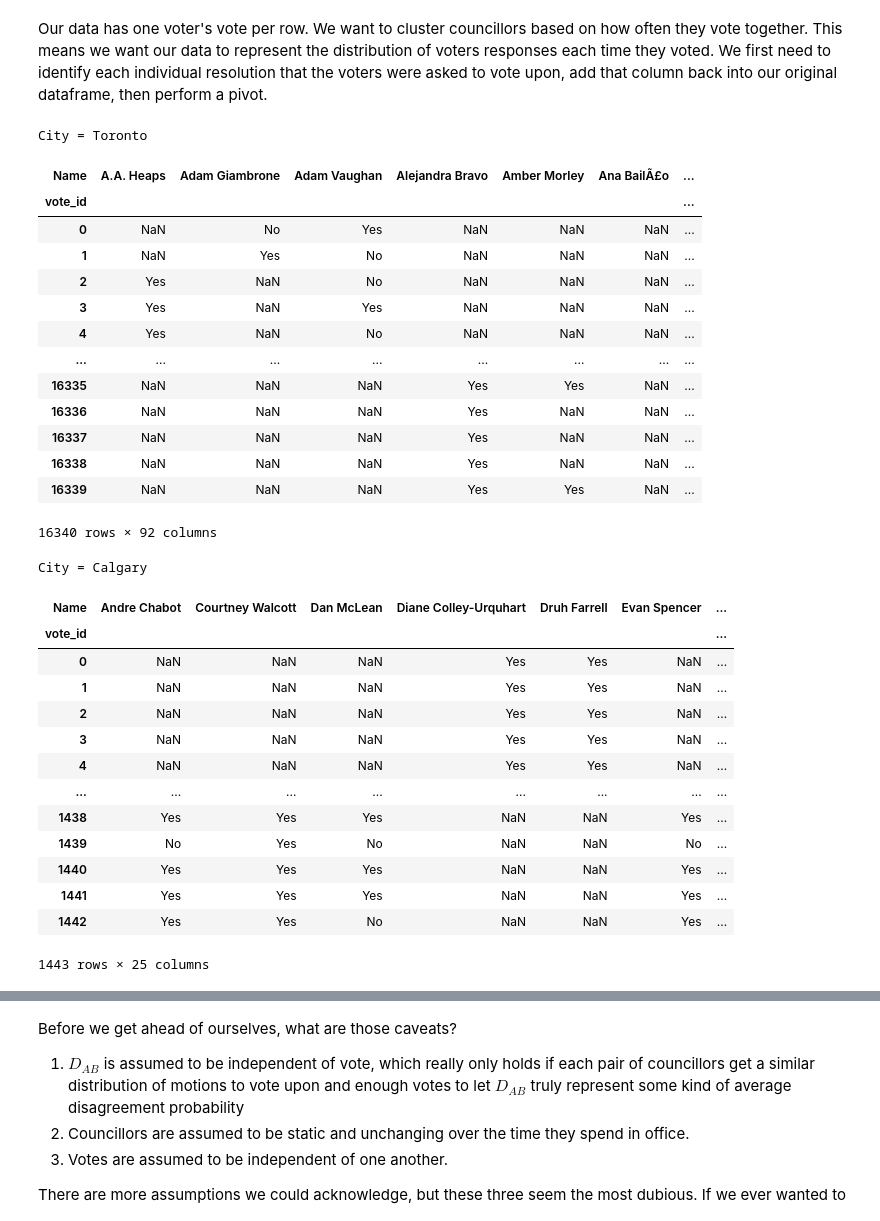
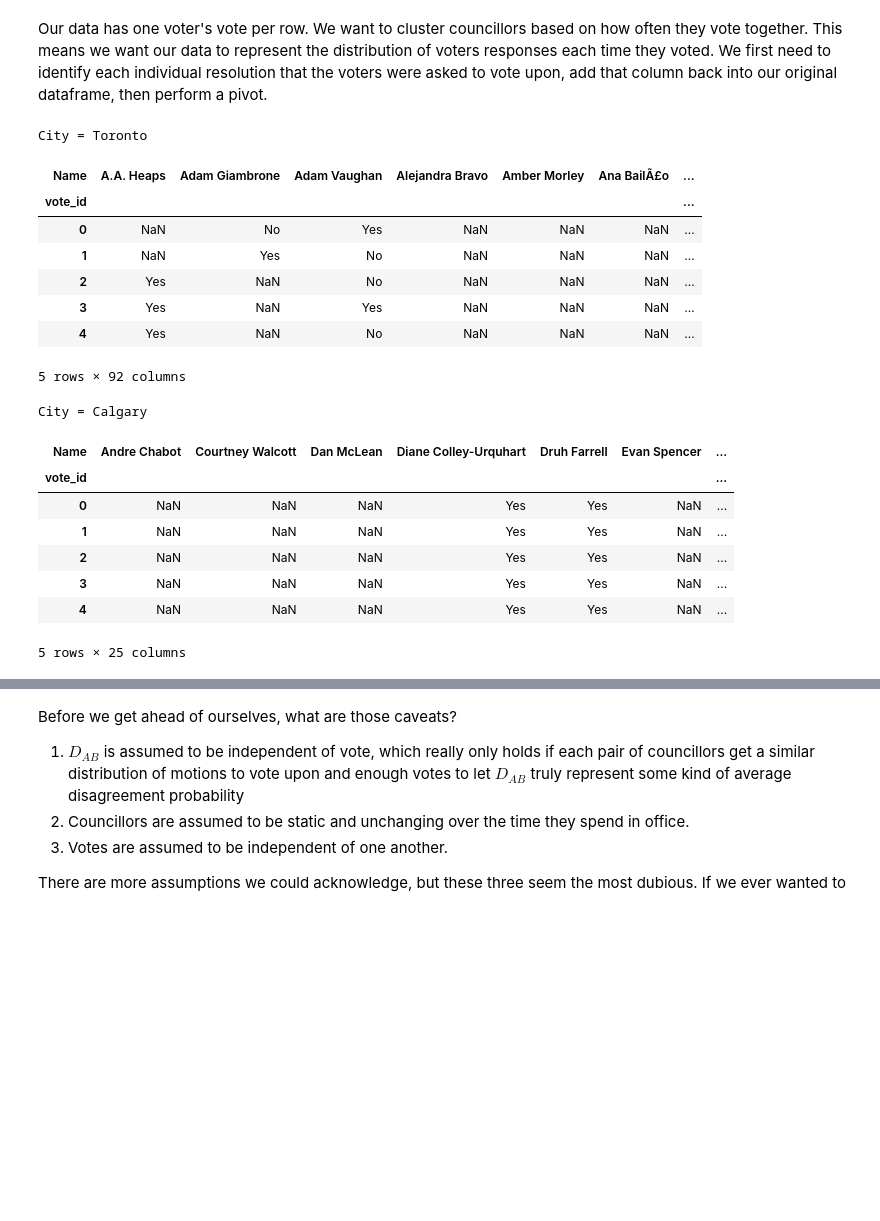
Before and after one commit to markomemos/councillors, a Jupyter notebook: councillor_clustering.ipynb, the cells around one changed output, grey strips where cells are left out. Cells and saved outputs as stored; diff of their text form; code cells hidden in the pictures; blank space fills up the shorter version.

```diff
--- a/councillor_clustering.ipynb
+++ b/councillor_clustering.ipynb
@@ -233,10 +73,8 @@ raw_voting_df[1] = pd.read_csv(filenames[1][0])
 for city_id, df in raw_voting_df.items():
     print(f'City = {city_dict[city_id]}')
     display(df.head())
-
-for city_id, df in raw_voting_df.items():
-    print(f'City = {city_dict[city_id]}')
     display(df.describe(include='all'))
+    print(' ')
 # %% [output]
 City = Toronto
 |  | Term | First Name | Last Name | Committee | Date/Time | Agenda Item # | Agenda Item Title | Motion Type | ... |
@@ -280,7 +116,7 @@ Number of duplicated rows = 1411
 # Check for missing data
 for city_id, df in raw_voting_df.items():
     print(f'City = {city_dict[city_id]}')
-    display(df.isnull().sum())
-    print('') # could use more whitespace
+    display(df.isnull().sum().to_frame().rename(columns={0:'Nulls'}))
+    print(' ') # could use more whitespace
 # %% [output]
 City = Toronto
@@ -310,7 +150,7 @@ We can see that the Toronto and Calgary data have a lot in common. Both have var
 for city_id, df in raw_voting_df.items():
     print(f'City = {city_dict[city_id]}')
     # it's quite convenient that the column name 'Vote' appears in both datasets!
-    display(df.Vote.value_counts())
-    print('')
+    display(df.Vote.value_counts().to_frame())
+    print(' ')
 # %% [output]
 City = Toronto
@@ -556,41 +400,35 @@ for city_id, df in clus_vote_df.items():
     print(f'City = {city_dict[city_id]}')
 
     # All the information about the resolution, not the voter
     col_list = df.columns.drop(['Name','Vote']).to_list()
 
     # This maddening line collects all the resolution-based information and assigns a "vote_id" to each
     temp_df = df.groupby(col_list).size().reset_index().drop(columns=0).reset_index().rename(columns={'index':'vote_id'})
 
     # We merge this back into the original dataframe so we have a new "vote_id" column
     merge_df = pd.merge(left = temp_df, right = df, on = col_list, how='left')
 
     # To get ready to pivot, we only need the name, vote, and vote_id
     # We also need there to be no duplicates, but somehow we have ~100 in the Toronto data? This is a bug I haven't resolved
     merge_df = merge_df.drop(columns=col_list).drop_duplicates(subset=['vote_id','Name'])
 
     # Finally pivot
     pivot_df[city_id] = merge_df.pivot(index='vote_id', columns='Name', values='Vote')
 
     # And replace absences with NaNs since we're done evaluating attendance
     pivot_df[city_id] = pivot_df[city_id].replace('Absent',np.NaN)
 
-    display(pivot_df[city_id])
+    display(pivot_df[city_id].head())
 # %% [output]
 City = Toronto
 | Name | A.A. Heaps | Adam Giambrone | Adam Vaughan | Alejandra Bravo | Amber Morley | Ana BailÃ£o | ... |
 | vote_id |  |  |  |  |  |  | ... |
 | 0 | NaN | No | Yes | NaN | NaN | NaN | ... |
 | 1 | NaN | Yes | No | NaN | NaN | NaN | ... |
 | 2 | Yes | NaN | No | NaN | NaN | NaN | ... |
 | 3 | Yes | NaN | Yes | NaN | NaN | NaN | ... |
 | 4 | Yes | NaN | No | NaN | NaN | NaN | ... |
-| ... | ... | ... | ... | ... | ... | ... | ... |
-| 16335 | NaN | NaN | NaN | Yes | Yes | NaN | ... |
-| 16336 | NaN | NaN | NaN | Yes | NaN | NaN | ... |
-| 16337 | NaN | NaN | NaN | Yes | NaN | NaN | ... |
-| 16338 | NaN | NaN | NaN | Yes | NaN | NaN | ... |
-| 16339 | NaN | NaN | NaN | Yes | Yes | NaN | ... |
-16340 rows × 92 columns
+5 rows × 92 columns
 City = Calgary
 | Name | Andre Chabot | Courtney Walcott | Dan McLean | Diane Colley-Urquhart | Druh Farrell | Evan Spencer | ... |
 | vote_id |  |  |  |  |  |  | ... |
@@ -599,11 +437,5 @@ City = Calgary
 | 2 | NaN | NaN | NaN | Yes | Yes | NaN | ... |
 | 3 | NaN | NaN | NaN | Yes | Yes | NaN | ... |
 | 4 | NaN | NaN | NaN | Yes | Yes | NaN | ... |
-| ... | ... | ... | ... | ... | ... | ... | ... |
-| 1438 | Yes | Yes | Yes | NaN | NaN | Yes | ... |
-| 1439 | No | Yes | No | NaN | NaN | No | ... |
-| 1440 | Yes | Yes | Yes | NaN | NaN | Yes | ... |
-| 1441 | Yes | Yes | Yes | NaN | NaN | Yes | ... |
-| 1442 | Yes | Yes | No | NaN | NaN | Yes | ... |
-1443 rows × 25 columns
+5 rows × 25 columns
 # %% [markdown]
```
Also changed, not shown: parts of 46 cells of this notebook, 1 other file.
